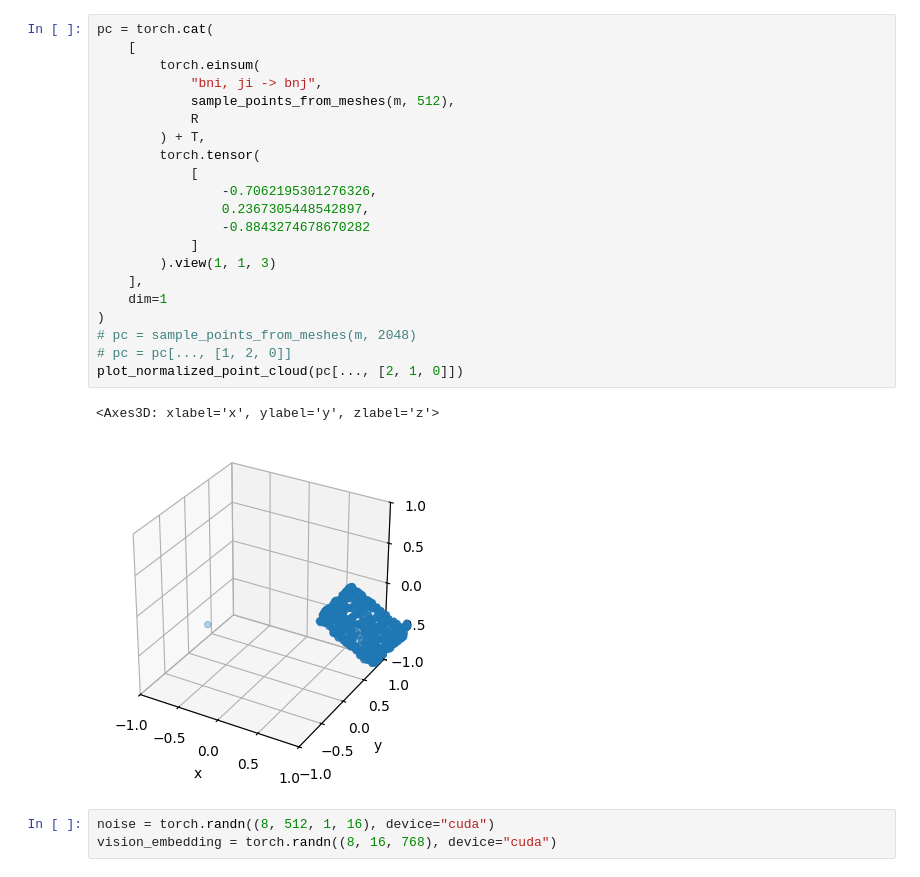
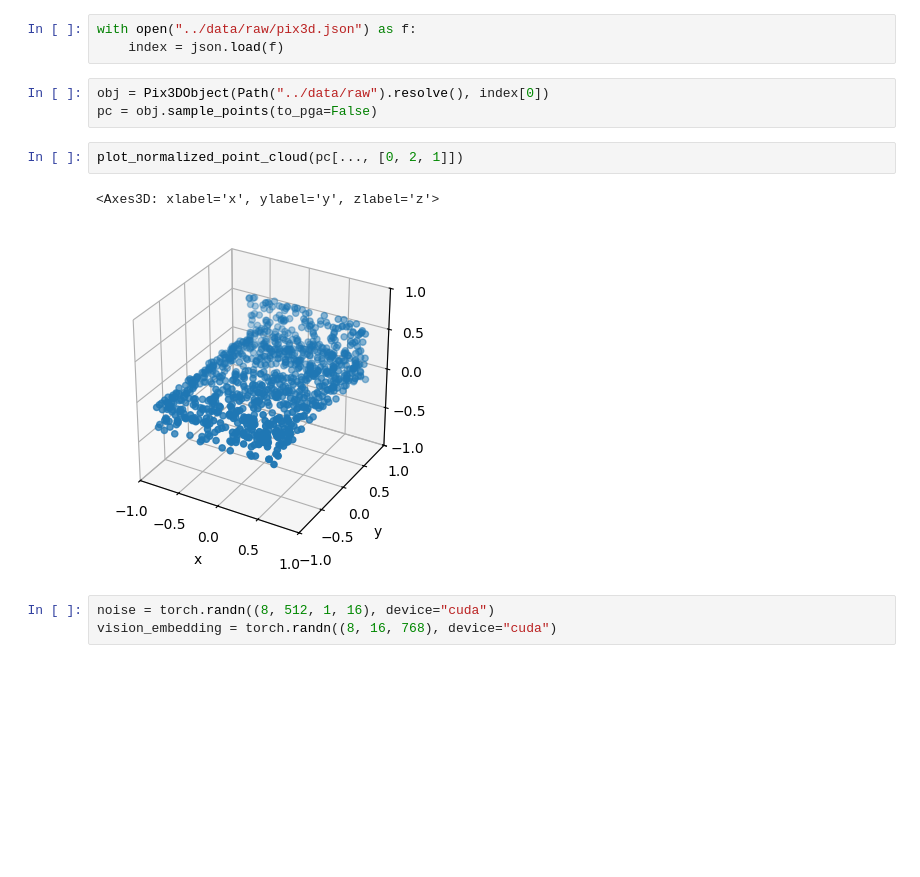
Before and after one commit to Guest400123064/meshae, a Jupyter notebook: notebooks/1-image_to_point_cloud.ipynb, the cells around one changed output. Drawn from its saved outputs; the diff is of its cells as text; blank space fills up the shorter version.

```diff
--- a/notebooks/1-image_to_point_cloud.ipynb
+++ b/notebooks/1-image_to_point_cloud.ipynb
@@ -46,27 +19,14 @@ T = torch.tensor(
-# %%
-pc = torch.cat(
-    [
-        torch.einsum(
-            "bni, ji -> bnj",
-            sample_points_from_meshes(m, 512),
-            R
-        ) + T,
-        torch.tensor(
-            [
-                -0.7062195301276326,
-                0.2367305448542897,
-                -0.8843274678670282
-            ]
-        ).view(1, 1, 3)
-    ],
-    dim=1
-)
-# pc = sample_points_from_meshes(m, 2048)
-# pc = pc[..., [1, 2, 0]]
-plot_normalized_point_cloud(pc[..., [2, 1, 0]])
-# %% [output]
-<Axes3D: xlabel='x', ylabel='y', zlabel='z'>
-[figure, removed]
+# %%
+with open("../data/raw/pix3d.json") as f:
+    index = json.load(f)
+# %%
+obj = Pix3DObject(Path("../data/raw").resolve(), index[0])
+pc = obj.sample_points(to_pga=False)
+# %%
+plot_normalized_point_cloud(pc[..., [0, 2, 1]])
+# %% [output]
+<Axes3D: xlabel='x', ylabel='y', zlabel='z'>
+[figure, added]
 # %%
 noise = torch.randn((8, 512, 1, 16), device="cuda")
 vision_embedding = torch.randn((8, 16, 768), device="cuda")
```
Also changed, not shown: parts of 3 cells of this notebook, 1 other file.
